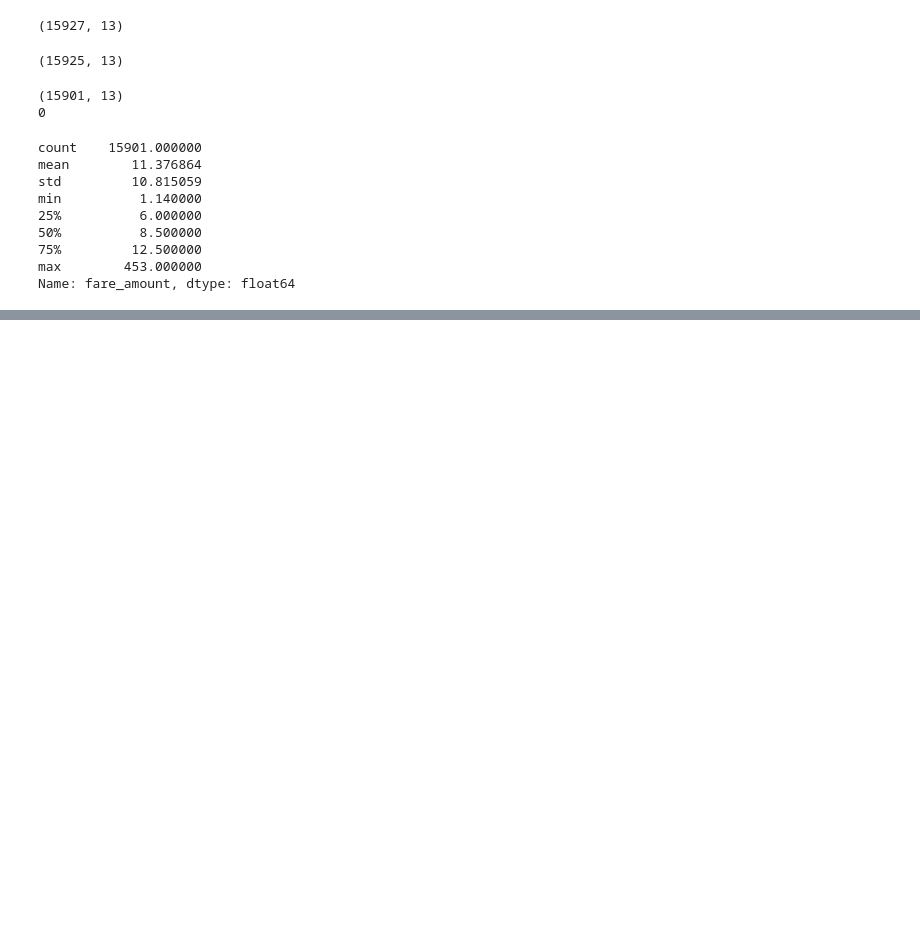
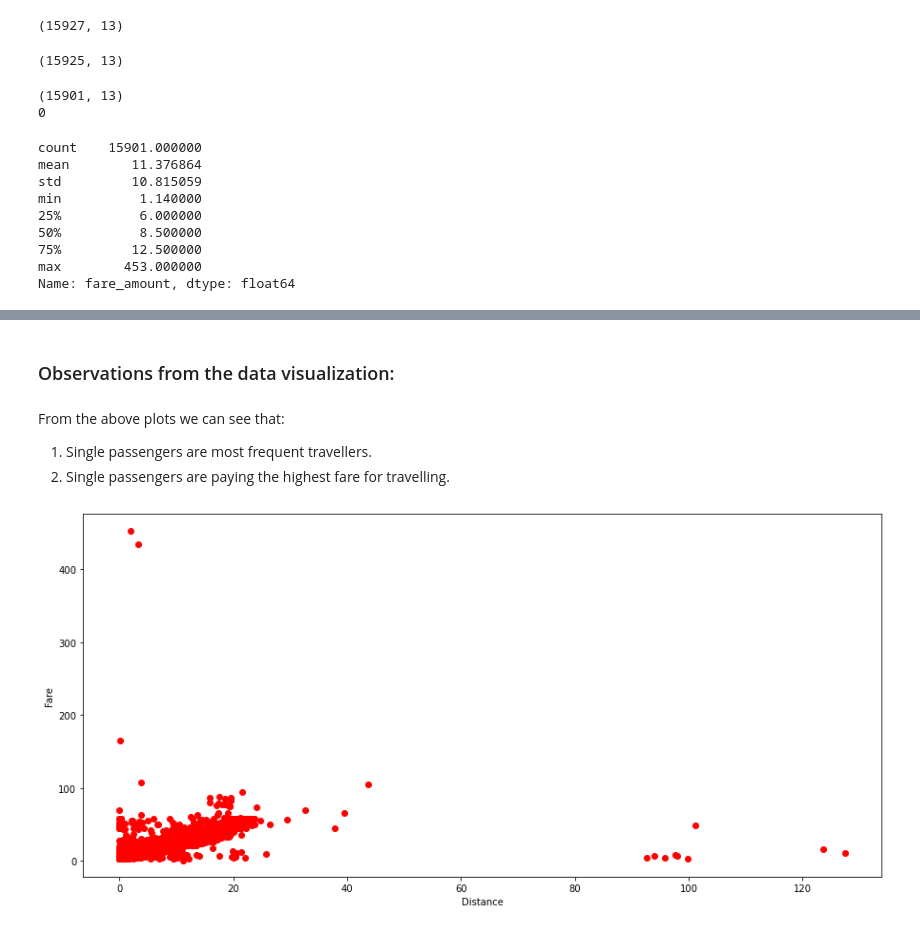
Before and after one commit to Souravthakur540/Cab-Fare-Prediction, a Jupyter notebook: Cabfareprediction.ipynb, the cells around one changed output, grey strips where cells are left out. Cells and saved outputs as stored; diff of their text form; code cells hidden in the pictures; blank space fills up the shorter version.

```diff
--- a/Cabfareprediction.ipynb
+++ b/Cabfareprediction.ipynb
@@ -397,0 +681,17 @@ Name: fare_amount, dtype: float64
+# %% [markdown]
+<h3> Observations from the data visualization:</h3>
+# %% [markdown]
+From the above plots we can see that:
+<ol>
+<li>Single passengers are most frequent travellers.</li>
+<li>Single passengers are paying the highest fare for travelling.</li>
+</ol>
+# %%
+# Relationship between Distance and Fare
+plt.figure(figsize=(15,7))
+plt.scatter(x = train['distance'], y = train['fare_amount'], c='r')
+plt.xlabel('Distance')
+plt.ylabel('Fare')
+plt.show()
+# %% [output]
+[figure, added]
```
Also changed, not shown: parts of 53 cells of this notebook.
